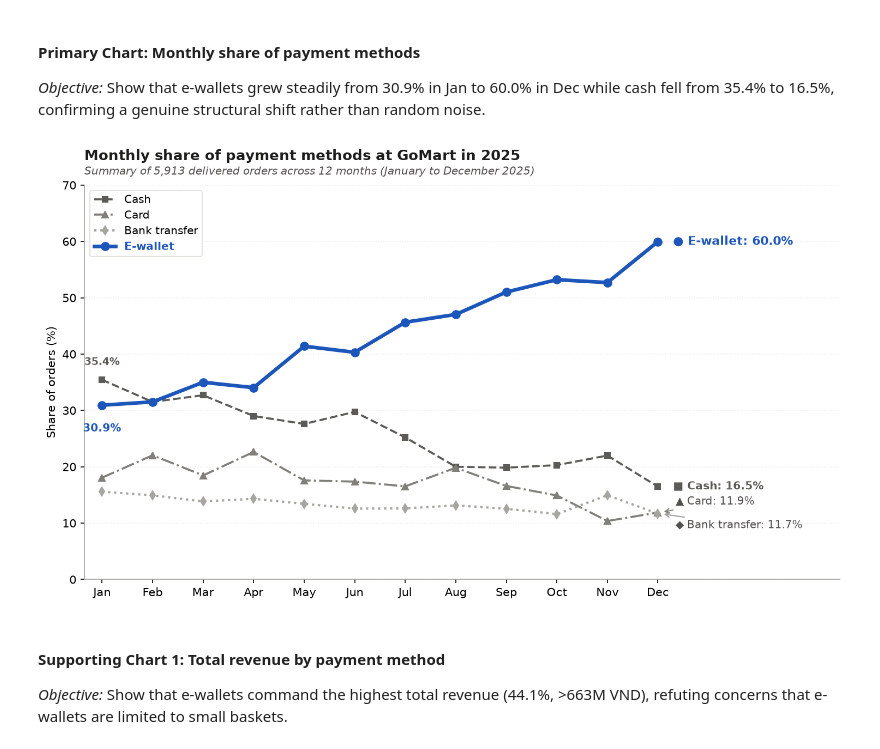
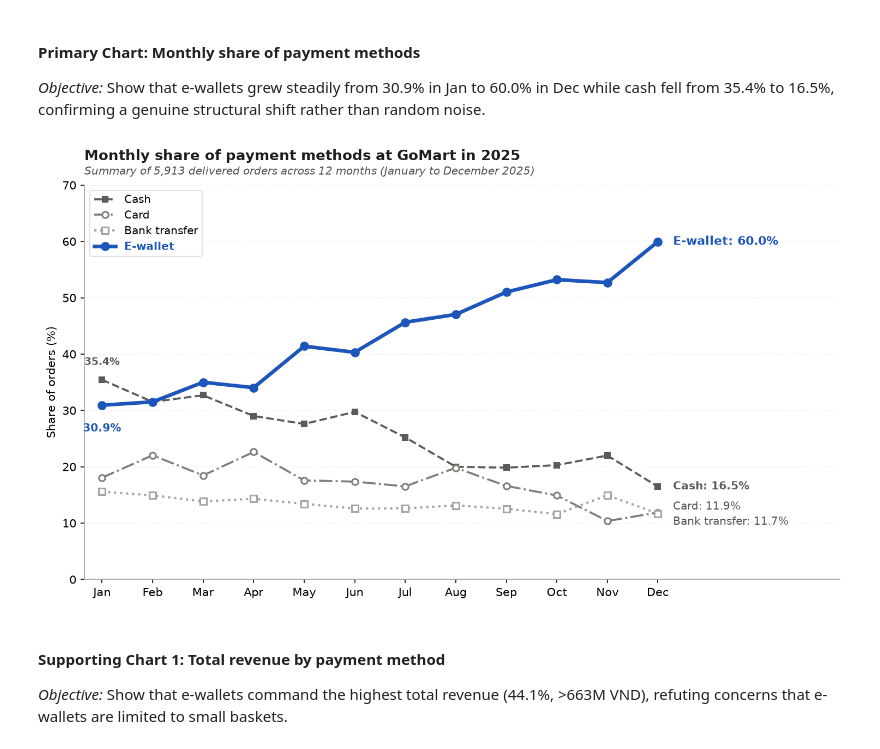
Before and after one commit to hwinhwork-dot/DataViz_Day02_Group, a Jupyter notebook: homework/gh2_gomart/GH2_TeamName.ipynb, the cells around one changed output. Drawn from its saved outputs; the diff is of its cells as text; code cells hidden in the pictures.

```diff
--- a/homework/gh2_gomart/GH2_TeamName.ipynb
+++ b/homework/gh2_gomart/GH2_TeamName.ipynb
@@ -588,50 +729,51 @@ fig, ax = plt.subplots(figsize=(10, 5.8), dpi=150)
 fig.patch.set_facecolor("#ffffff")
 ax.set_facecolor("#ffffff")
 
+# Card and Bank transfer use hollow circle / square: shapes with no direction, so no marker
+# looks like an arrow head pointing back to January.
 styles = {
     "Cash":          {"color": "#5c5b57", "ls": "--", "marker": "s", "lw": 1.8, "ms": 5,   "zorder": 3},
-    "Card":          {"color": "#807f7a", "ls": "-.", "marker": "^", "lw": 1.8, "ms": 5.5, "zorder": 3},
-    "Bank transfer": {"color": "#a6a5a0", "ls": ":",  "marker": "d", "lw": 2.0, "ms": 5.5, "zorder": 3},
+    "Card":          {"color": "#807f7a", "ls": "-.", "marker": "o", "mfc": "white", "mew": 1.5, "lw": 1.8, "ms": 5.5, "zorder": 3},
+    "Bank transfer": {"color": "#a6a5a0", "ls": ":",  "marker": "s", "mfc": "white", "mew": 1.5, "lw": 2.0, "ms": 5.5, "zorder": 3},
     "E-wallet":      {"color": "#1d56ba", "ls": "-",  "marker": "o", "lw": 3.2, "ms": 7,   "zorder": 6},
 }
 
 for method, s in styles.items():
     ax.plot(months, p[method], label=method, **s)
 
 # Start annotations (Month 1)
 ax.text(1, p["Cash"].iloc[0] + 2.2, f"{p['Cash'].iloc[0]:.1f}%", ha="center", va="bottom", fontsize=9, color="#5c5b57", fontweight="bold")
 ax.text(1, p["E-wallet"].iloc[0] - 3.2, f"{p['E-wallet'].iloc[0]:.1f}%", ha="center", va="top", fontsize=9.5, color="#1d56ba", fontweight="bold")
 
-# End annotations (Month 12) with staggered callouts to prevent collision
-ax.text(12.3, p["E-wallet"].iloc[-1], f"● E-wallet: {p['E-wallet'].iloc[-1]:.1f}%", va="center", fontsize=10.5, fontweight="bold", color="#1d56ba")
-ax.text(12.3, p["Cash"].iloc[-1], f"■ Cash: {p['Cash'].iloc[-1]:.1f}%", va="center", fontsize=9.5, fontweight="bold", color="#5c5b57")
-ax.annotate(f"▲ Card: {p['Card'].iloc[-1]:.1f}%", xy=(12.05, p["Card"].iloc[-1]), xytext=(12.35, 13.8),
-            va="center", fontsize=9.5, color="#52514e",
-            arrowprops=dict(arrowstyle="->", color="#807f7a", lw=1.0, shrinkA=3, shrinkB=3))
-ax.annotate(f"◆ Bank transfer: {p['Bank transfer'].iloc[-1]:.1f}%", xy=(12.05, p["Bank transfer"].iloc[-1]), xytext=(12.35, 9.6),
-            va="center", fontsize=9.5, color="#52514e",
-            arrowprops=dict(arrowstyle="->", color="#9e9d98", lw=1.0, shrinkA=3, shrinkB=3))
+# End annotations (Month 12): text only, right of each line's last point. No symbols and no
+# connectors, so nothing looks like a line turning back. Card and Bank transfer end at almost the
+# same value, so they share one two-line label.
+ax.text(12.3, p["E-wallet"].iloc[-1], f"E-wallet: {p['E-wallet'].iloc[-1]:.1f}%", va="center", fontsize=10.5, fontweight="bold", color="#1d56ba")
+ax.text(12.3, p["Cash"].iloc[-1], f"Cash: {p['Cash'].iloc[-1]:.1f}%", va="center", fontsize=9.5, fontweight="bold", color="#5c5b57")
+ax.text(12.3, (p["Card"].iloc[-1] + p["Bank transfer"].iloc[-1]) / 2,
+        f"Card: {p['Card'].iloc[-1]:.1f}%\nBank transfer: {p['Bank transfer'].iloc[-1]:.1f}%",
+        va="center", fontsize=9.5, color="#52514e", linespacing=1.4)
 
 # Axis and grid styling
 ax.set(xticks=months, xticklabels=m_labels, ylabel="Share of orders (%)", ylim=(0, 70), xlim=(0.65, 15.6))
 ax.yaxis.grid(True, linestyle=":", alpha=0.5, color="#d9d8d3")
 for s in ["top", "right"]: ax.spines[s].set_visible(False)
 for s in ["left", "bottom"]: ax.spines[s].set_color("#a3a29d")
 
 leg = ax.legend(loc="upper left", frameon=True, framealpha=0.9, edgecolor="#e0dfdb", fontsize=9.5, labelspacing=0.45)
 leg.get_texts()[3].set_weight("bold")
 leg.get_texts()[3].set_color("#1d56ba")
 
 ax.set_title("Monthly share of payment methods at GoMart in 2025", fontsize=12.5, fontweight="bold", pad=22, loc="left", color="#1d1d1b")
 ax.text(0, 1.02, "Summary of 5,913 delivered orders across 12 months (January to December 2025)",
         transform=ax.transAxes, fontsize=9.5, style="italic", color="#52514e", va="bottom")
 
 plt.tight_layout()
 Path("outputs/figures").mkdir(parents=True, exist_ok=True)
 plt.savefig("outputs/figures/q2_ewallet_trend.png", dpi=200, bbox_inches="tight")
 plt.show()
 # %% [output]
-[figure, old version]
+[figure, new version]
 # %% [markdown]
 #### Supporting Chart 1: Total revenue by payment method
 *Objective:* Show that e-wallets command the highest total revenue (44.1%, >663M VND), refuting concerns that e-wallets are limited to small baskets.
```
Also changed, not shown: parts of 18 cells of this notebook, 3 other files.
